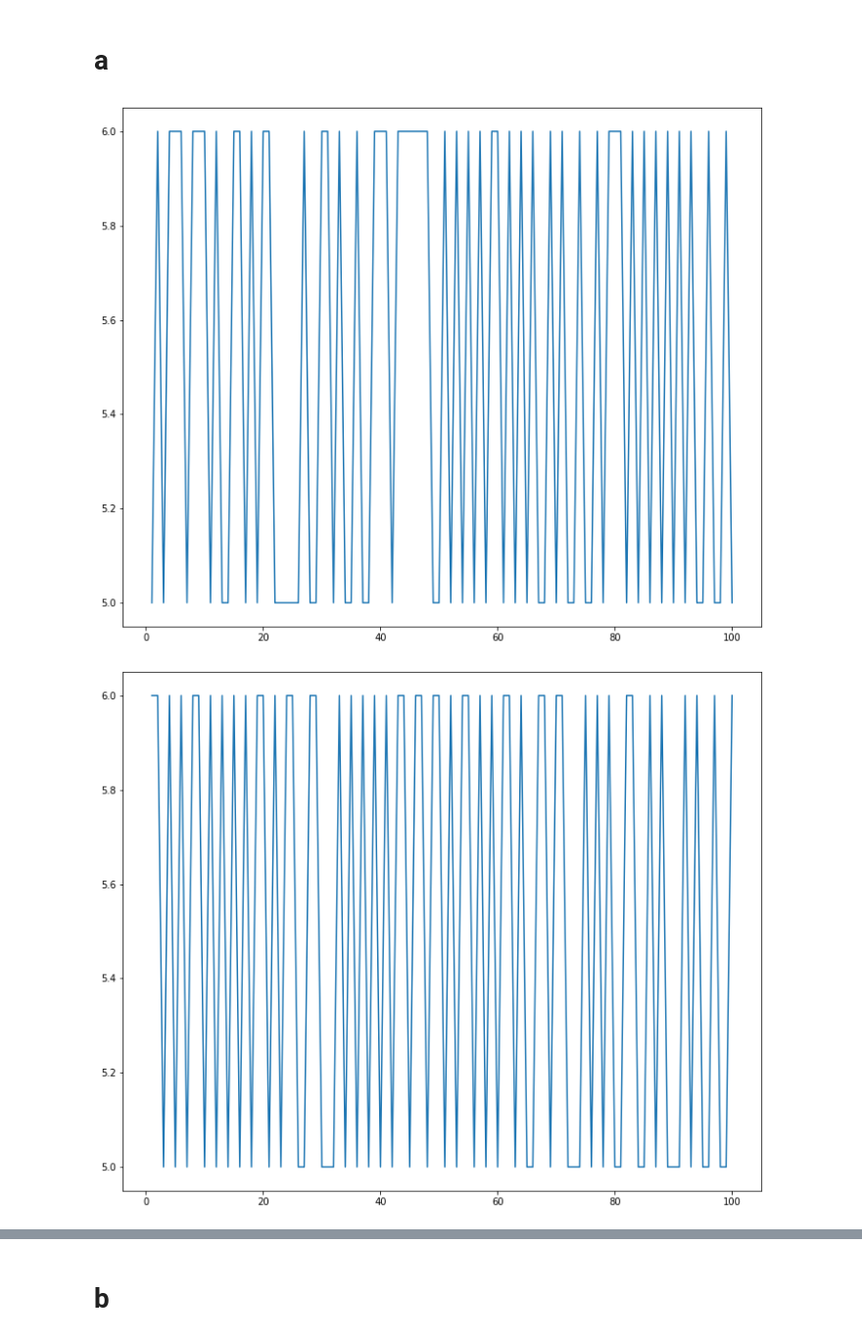
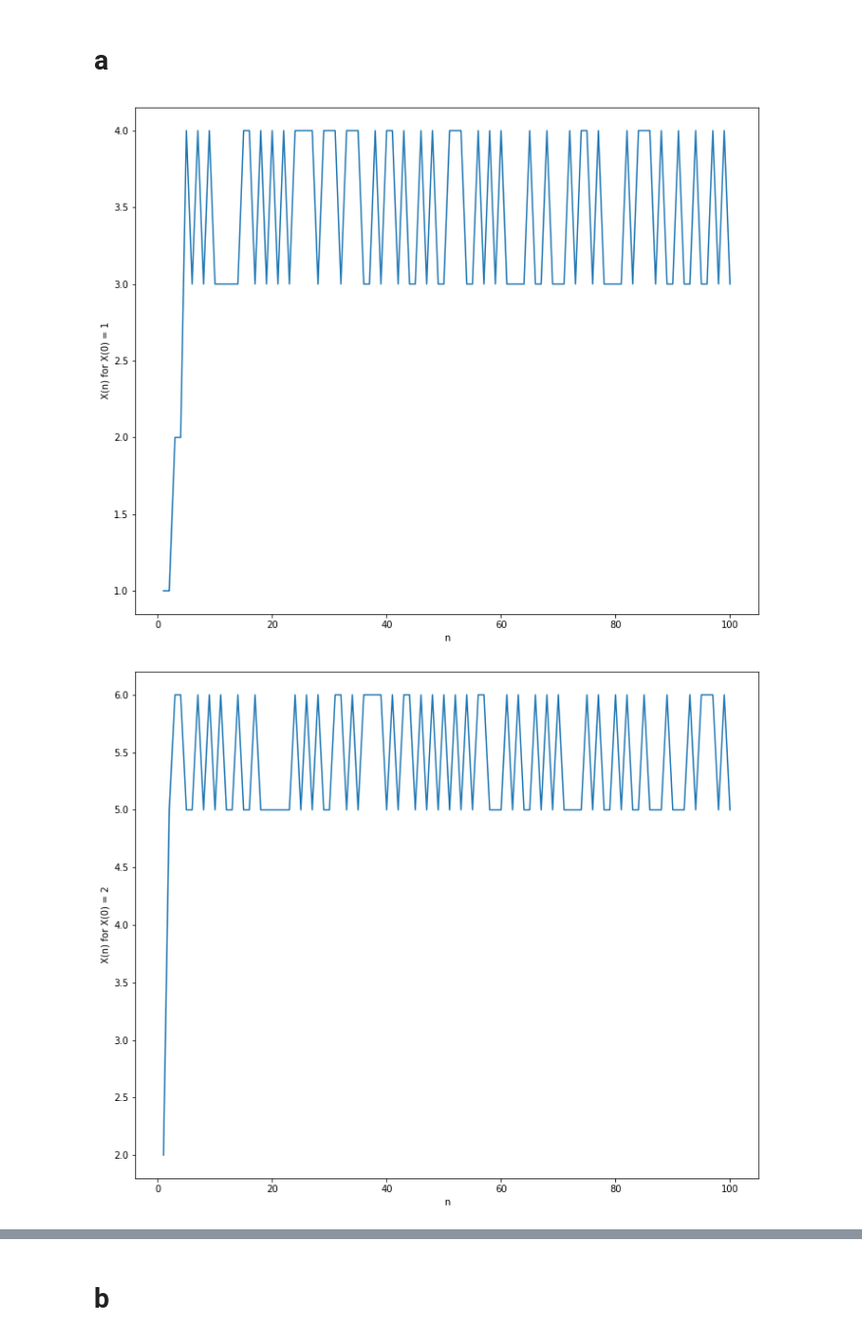
Before and after one commit to rohankalbag/EE325-Assignments, a Jupyter notebook: Assignment 4/Q4.ipynb, the cells around one changed output, grey strips where cells are left out. Shown at 98% size. Drawn from its saved outputs; the diff is of its cells as text; code cells hidden in the pictures.

```diff
--- a/Assignment 4/Q4.ipynb
+++ b/Assignment 4/Q4.ipynb
@@ -13,21 +13,25 @@ def P_Conditional(i,P):
 # a
 # %%
 P = [[0.3,0.7,0,0,0,0], [0.3,0.3,0,0.2,0.2,0], [0,0,0.3,0.7,0,0], [0,0,0.7,0.3,0,0], [0,0,0,0,0.3,0.7], [0,0,0,0,0.7,0.3]]
-main_values_a = []
+main_values_a = {}
 
-for j in range(100):
-    values_a = []
-    init = random.randint(1,6)
-    values_a += [init]
-    n = init
-    for k in range(99):
-        n = P_Conditional(n, P)
-        values_a += [n]
+for init in range(1,7):
+    main_values = []
+    for j in range(100):
+        values_a = []
+        values_a += [init]
+        n = init
+        for k in range(99):
+            n = P_Conditional(n, P)
+            values_a += [n]
 
-    if(j in [25,50,75]):
-        plt.plot(range(1,101),values_a)
-        plt.show()
-    main_values_a += [values_a]
+        if(j==0):
+            plt.xlabel("n")
+            plt.ylabel(f"X(n) for X(0) = {init}")
+            plt.plot(range(1,101),values_a)
+            plt.show()
+        main_values += [values_a]
+    main_values_a[init] = main_values
 # %% [output]
-[figure, old version]
+[figure, new version]
-[figure, old version]
+[figure, new version]
```
Also changed, not shown: parts of 12 cells of this notebook.
